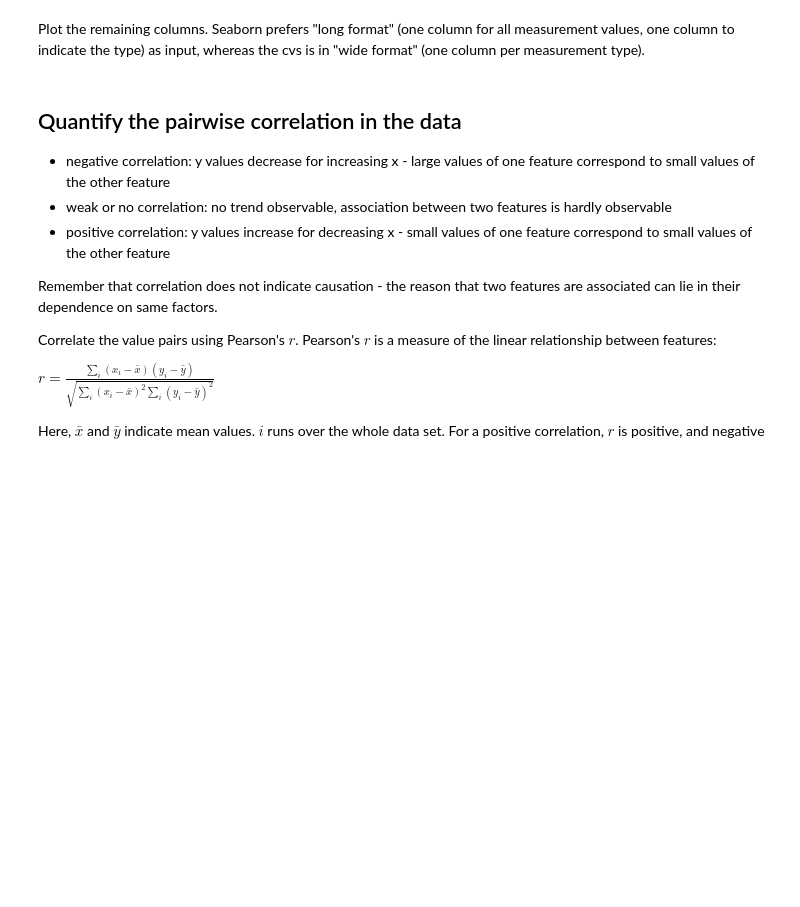
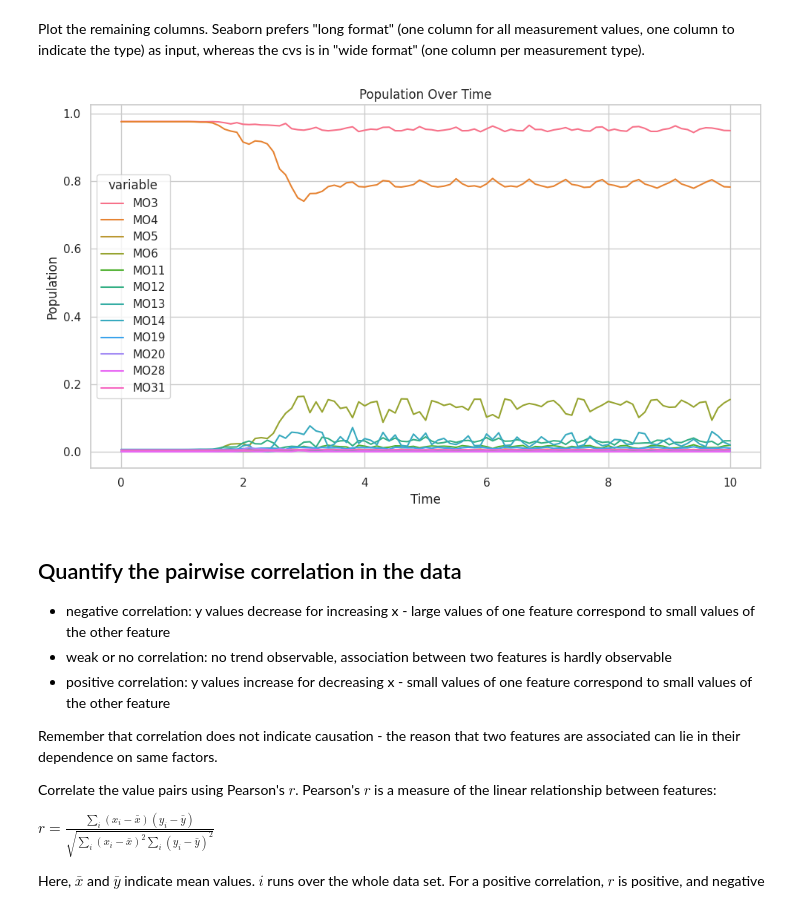
Before and after one commit to mourouzidou/ssd2025_team_of3, a Jupyter notebook: notebook/notebook_unit1.ipynb, the cells around one changed output. Saved outputs shown, nothing was run; the diff lists cells and outputs as text; code cells hidden in the pictures; blank space fills up the shorter version.

Commit message:
Task 4 + plotting + import numpy (#2)
Did Task 4
added plots in previous sections
changed .gitignore to not upload my plots and written txt.

```diff
--- a/notebook/notebook_unit1.ipynb
+++ b/notebook/notebook_unit1.ipynb
@@ -135,9 +214,20 @@ Plot the remaining columns. Seaborn prefers "long format" (one column for all me
 # %%
 # transform to sparse long matrix, include time index
 
 import seaborn as sns
 npop_long = npop_high_var.melt(ignore_index=False)
 npop_long
+
+# plot the data
+plt.figure(figsize=(10, 6))
+sns.lineplot(data=npop_long, x='time', y='value', hue='variable')
+plt.xlabel('Time')
+plt.ylabel('Population')
+plt.title('Population Over Time')
+plt.grid(True)
+plt.tight_layout()
+# %% [output]
+[figure, added]
 # %% [markdown]
 ## Quantify the pairwise correlation in the data
 
```
Also changed, not shown: parts of 13 cells of this notebook, 1 other file.
